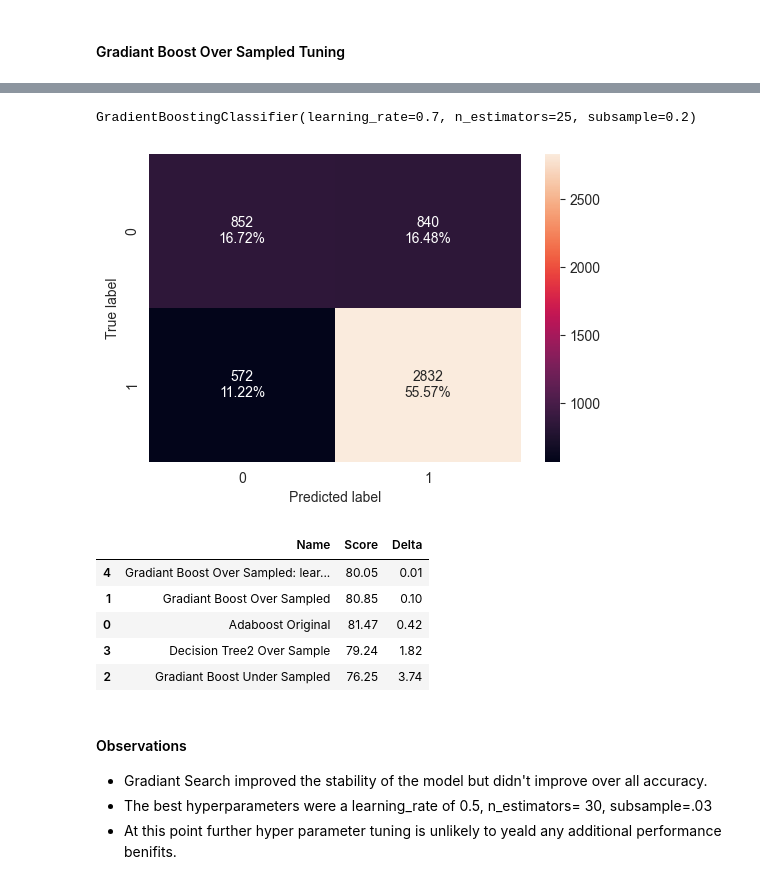
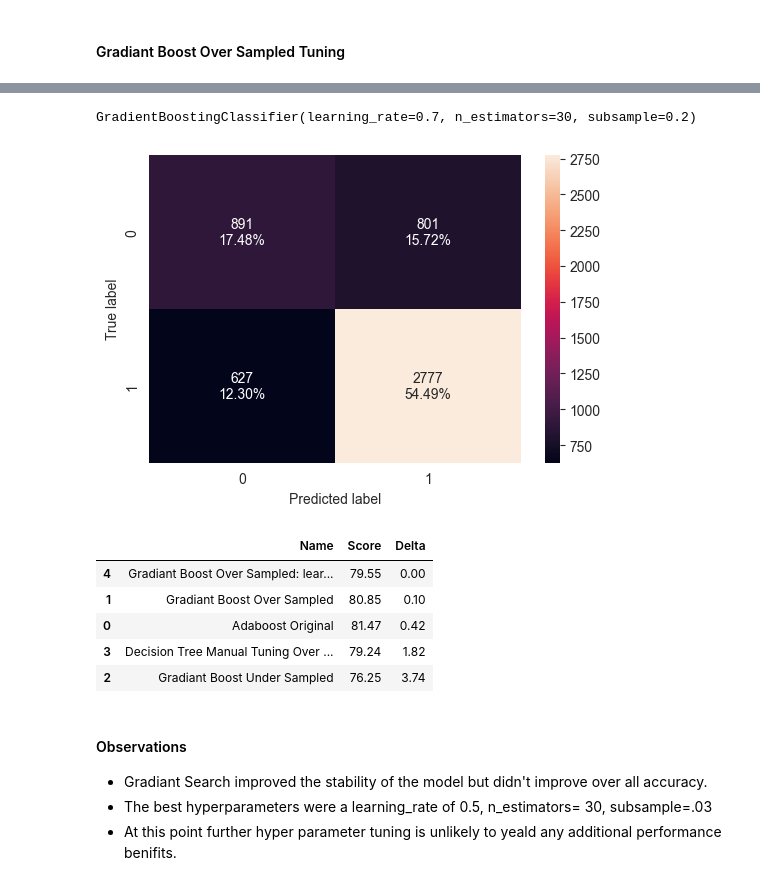
Before and after one commit to DanielLevenstein/EasyVisa_Machine_Learning_Project3, a Jupyter notebook: EasyVisa_Data_Analysis.ipynb, the cells around one changed output, grey strips where cells are left out. Saved outputs shown, nothing was run; the diff lists cells and outputs as text; code cells hidden in the pictures.

```diff
--- a/EasyVisa_Data_Analysis.ipynb
+++ b/EasyVisa_Data_Analysis.ipynb
@@ -1069,11 +1069,16 @@ over_sampled_models2 = []  # Empty list to store all the models
 
 # ("Adaboost", AdaBoostClassifier(algorithm='SAMME', random_state=RANDOM_STATE)),
 # Appending models into the list
-over_sampled_models2.append(("Bagging2", BaggingClassifier(estimator=DecisionTreeClassifier(random_state=RANDOM_STATE, class_weight='balanced'), random_state=RANDOM_STATE)))
-over_sampled_models2.append(("Random Forest2", RandomForestClassifier(random_state=RANDOM_STATE, class_weight='balanced', n_estimators=150, min_samples_split=3)))
-over_sampled_models2.append(("Gradiant Boost2", GradientBoostingClassifier(random_state=RANDOM_STATE, learning_rate=0.01, n_estimators=150, subsample=0.5)))
-over_sampled_models2.append(("Adaboost2", AdaBoostClassifier(random_state=RANDOM_STATE, algorithm='SAMME', n_estimators=150, learning_rate=.1)))
-over_sampled_models2.append(("Decision Tree2", DecisionTreeClassifier(random_state=RANDOM_STATE, class_weight='balanced', max_leaf_nodes=20)))
+over_sampled_models2.append(("Bagging Manual Tuning",
+                             BaggingClassifier(estimator=DecisionTreeClassifier(random_state=RANDOM_STATE, class_weight='balanced'), random_state=RANDOM_STATE)))
+over_sampled_models2.append(("Random Forest Manual Tuning",
+                             RandomForestClassifier(random_state=RANDOM_STATE, class_weight='balanced', n_estimators=150, min_samples_split=3)))
+over_sampled_models2.append(("Gradiant Boost Manual Tuning",
+                             GradientBoostingClassifier(random_state=RANDOM_STATE, learning_rate=0.01, n_estimators=150, subsample=0.5)))
+over_sampled_models2.append(("Adaboost Manual Tuning",
+                             AdaBoostClassifier(random_state=RANDOM_STATE, algorithm='SAMME', n_estimators=150, learning_rate=.1)))
+over_sampled_models2.append(("Decision Tree Manual Tuning",
+                             DecisionTreeClassifier(random_state=RANDOM_STATE, class_weight='balanced', max_leaf_nodes=20)))
 
 
 print("\n" "Validation Performance:" "\n")
@@ -1106,7 +1111,7 @@ Best Model-Decision Tree2: 79.24%
 # %%
 # Saving the best model to variable for future use
 loc_index=3
-best_over_model_name = df_over_scores2.loc[0].Name + " Over Sample"
+best_over_model_name = df_over_scores2.loc[0].Name + " Over Sampled"
 best_over_model_score = df_over_scores2.loc[0].Testing * 100
 best_over_model_delta = df_over_scores2.loc[0].Delta * 100
 best_models.append((best_over_model_name, best_over_model, best_over_model_score, best_over_model_delta))
@@ -1145,11 +1150,11 @@ tuned_models2 = []  # Empty list to store all the models
 
 # ("Adaboost", AdaBoostClassifier(algorithm='SAMME', random_state=RANDOM_STATE)),
 # Appending models into the list
-tuned_models2.append(("Bagging2", BaggingClassifier(estimator=DecisionTreeClassifier(random_state=RANDOM_STATE, class_weight='balanced'), random_state=RANDOM_STATE)), )
-tuned_models2.append(("Random Forest2", RandomForestClassifier(random_state=RANDOM_STATE, class_weight='balanced', n_estimators=150, min_samples_split=3)))
-tuned_models2.append(("Gradiant Boost2", GradientBoostingClassifier(random_state=RANDOM_STATE, learning_rate=0.01, n_estimators=150, subsample=0.5)))
-tuned_models2.append(("Adaboost2", AdaBoostClassifier(random_state=RANDOM_STATE, algorithm='SAMME', n_estimators=150, learning_rate=.1)))
-tuned_models2.append(("Decision Tree2", DecisionTreeClassifier(random_state=RANDOM_STATE, class_weight='balanced', max_leaf_nodes=20)))
+tuned_models2.append(("Bagging Manual Tuning", BaggingClassifier(estimator=DecisionTreeClassifier(random_state=RANDOM_STATE, class_weight='balanced'), random_state=RANDOM_STATE)), )
+tuned_models2.append(("Random Forest Manual Tuning", RandomForestClassifier(random_state=RANDOM_STATE, class_weight='balanced', n_estimators=150, min_samples_split=3)))
+tuned_models2.append(("Gradiant Boost Manual Tuning", GradientBoostingClassifier(random_state=RANDOM_STATE, learning_rate=0.01, n_estimators=150, subsample=0.5)))
+tuned_models2.append(("Adaboost Manual Tuning", AdaBoostClassifier(random_state=RANDOM_STATE, algorithm='SAMME', n_estimators=150, learning_rate=.1)))
+tuned_models2.append(("Decision Tree Manual Tuning", DecisionTreeClassifier(random_state=RANDOM_STATE, class_weight='balanced', max_leaf_nodes=20)))
 
 
 print("\n" "Validation Performance:" "\n")
@@ -1251,25 +1238,25 @@ Model: Gradiant Boost Over Sampled: learning_rate: 0.7, n_estimators: 35, subsam
 # %%
 gradiant_boost_over_tuned_scores = gradiant_boost_tuned_scores
 gradiant_boost_over_tuned_model = get_model_with_name(gradiant_boost_models, gradiant_boost_tuned_scores.loc[0].Name)
 gradiant_boost_over_model = get_model_with_name(gradiant_boost_models, gradiant_boost_tuned_scores.loc[0].Name)
 print(gradiant_boost_over_model)
 confusion_matrix_sklearn(gradiant_boost_over_model, x_test, y_test)
 df_best_models_stats.head()
-model_index = 4
+model_index = 5
 sr_new_row = gradiant_boost_tuned_scores.loc[0]
 df_best_models_stats.loc[loc_index] = [sr_new_row.Name, sr_new_row.Testing * 100, sr_new_row.Delta * 100]
 df_best_models_stats.head()
-best_model = gradiant_boost_tuned_model
+best_model = gradiant_boost_over_tuned_model
 df_best_models_stats.sort_values('Delta', ascending=True, inplace=True)
 df_best_models_stats.head()
 # %% [output]
-GradientBoostingClassifier(learning_rate=0.7, n_estimators=25, subsample=0.2)
+GradientBoostingClassifier(learning_rate=0.7, n_estimators=30, subsample=0.2)
-[figure, old version]
+[figure, new version]
 |  | Name | Score | Delta |
-| 4 | Gradiant Boost Over Sampled: lear... | 80.05 | 0.01 |
+| 4 | Gradiant Boost Over Sampled: lear... | 79.55 | 0.00 |
 | 1 | Gradiant Boost Over Sampled | 80.85 | 0.10 |
 | 0 | Adaboost Original | 81.47 | 0.42 |
-| 3 | Decision Tree2 Over Sample | 79.24 | 1.82 |
+| 3 | Decision Tree Manual Tuning Over ... | 79.24 | 1.82 |
 | 2 | Gradiant Boost Under Sampled | 76.25 | 3.74 |
 # %% [markdown]
 #### Observations
```
Also changed, not shown: parts of 16 cells of this notebook, 1 other file.
